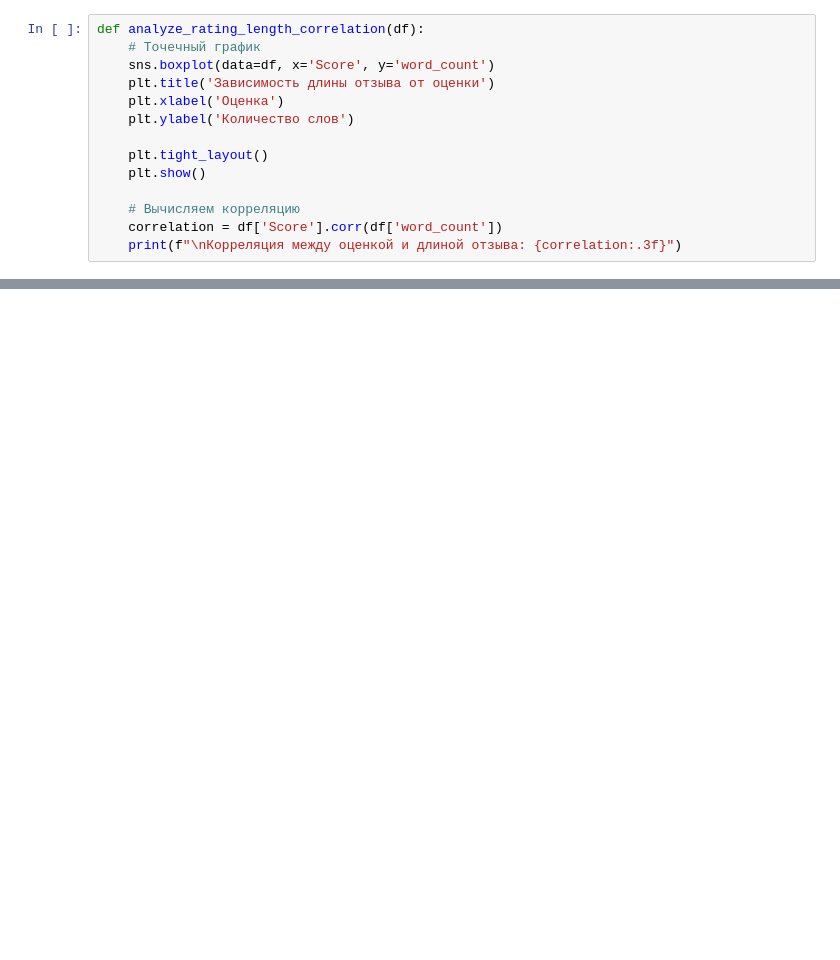
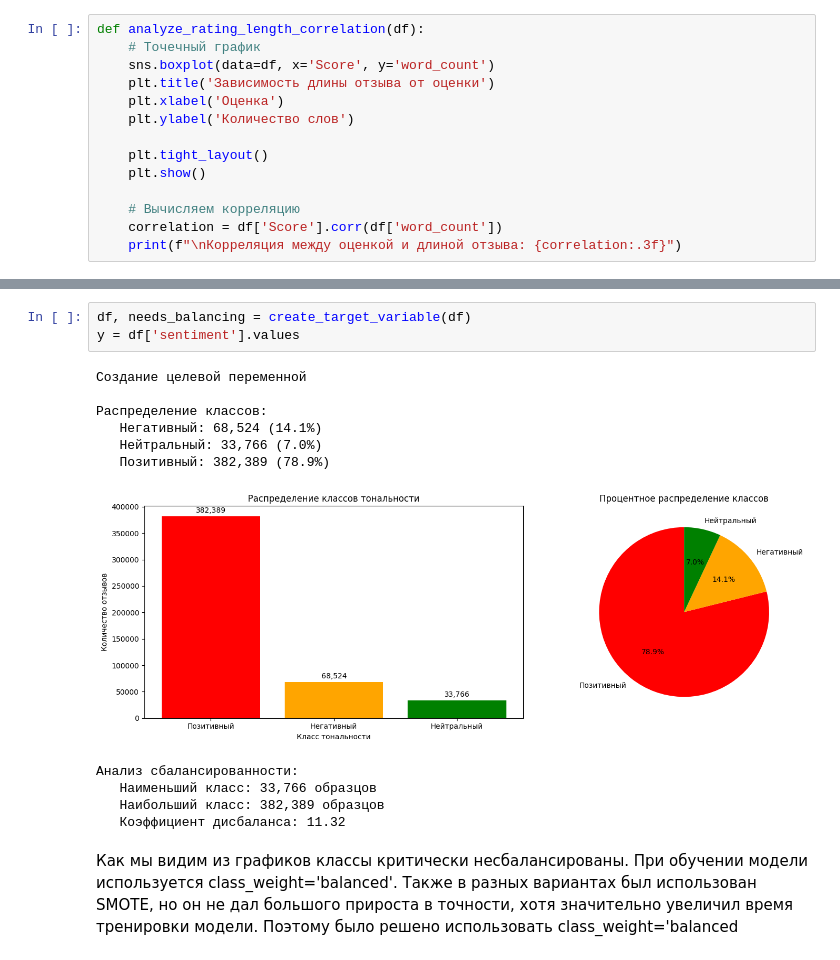
Before and after one commit to DE50LAT10N/DataAnalyticsCase3, a Jupyter notebook: case3.ipynb, the cells around one changed output, grey strips where cells are left out. Saved outputs shown, nothing was run; the diff lists cells and outputs as text; blank space fills up the shorter version.

```diff
--- a/case3.ipynb
+++ b/case3.ipynb
@@ -378,0 +763,17 @@ analyze_rating_length_correlation(df)
+# %%
+df, needs_balancing = create_target_variable(df)
+y = df['sentiment'].values
+# %% [output]
+Создание целевой переменной
+
+Распределение классов:
+   Негативный: 68,524 (14.1%)
+   Нейтральный: 33,766 (7.0%)
+   Позитивный: 382,389 (78.9%)
+[figure, added]
+Анализ сбалансированности:
+   Наименьший класс: 33,766 образцов
+   Наибольший класс: 382,389 образцов
+   Коэффициент дисбаланса: 11.32
+# %% [markdown]
+Как мы видим из графиков классы критически несбалансированы. При обучении модели используется class_weight='balanced'. Также в разных вариантах был использован SMOTE, но он не дал большого прироста в точности, хотя значительно увеличил время тренировки модели. Поэтому было решено использовать class_weight='balanced
```
Also changed, not shown: parts of 60 cells of this notebook.
